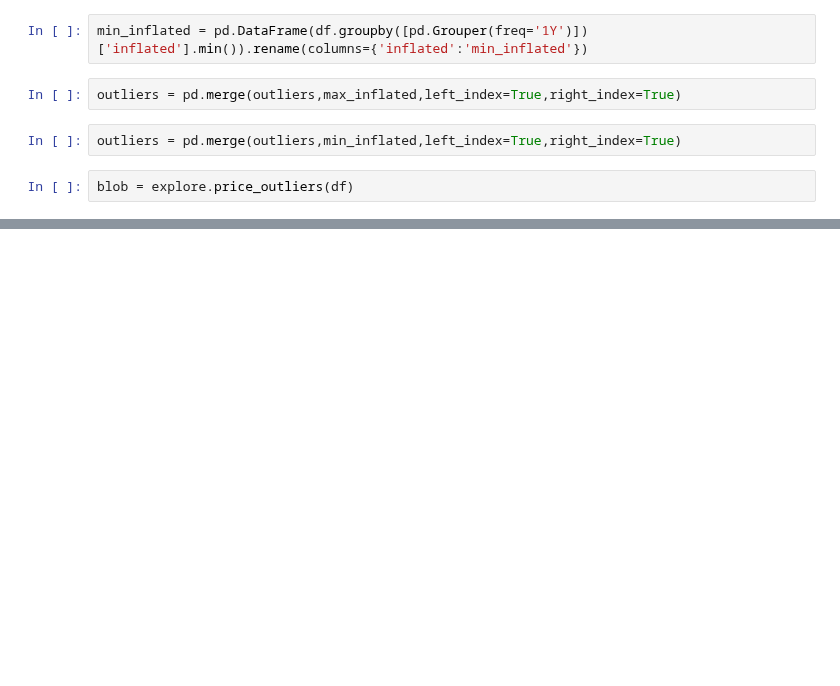
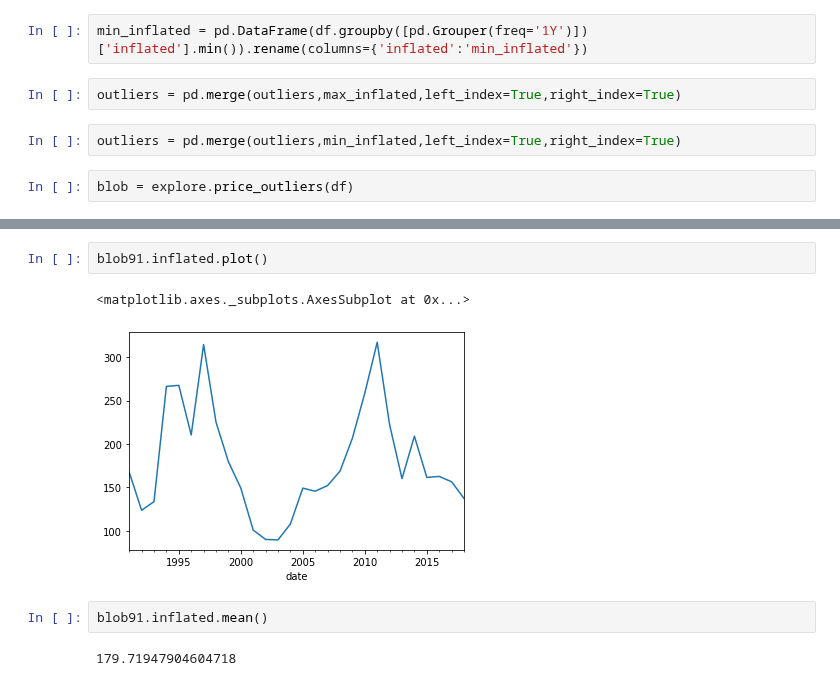
Before and after one commit to Data-Robusta/data-robusta, a Jupyter notebook: jeff_scratch.ipynb, the cells around one changed output, grey strips where cells are left out. Saved outputs shown, nothing was run; the diff lists cells and outputs as text; blank space fills up the shorter version.

```diff
--- a/jeff_scratch.ipynb
+++ b/jeff_scratch.ipynb
@@ -402,0 +417,9 @@ blob = explore.price_outliers(df)
+# %%
+blob91.inflated.plot()
+# %% [output]
+<matplotlib.axes._subplots.AxesSubplot at 0x...>
+[figure, added]
+# %%
+blob91.inflated.mean()
+# %% [output]
+179.71947904604718
```
Also changed, not shown: parts of 18 cells of this notebook, 2 other files.
